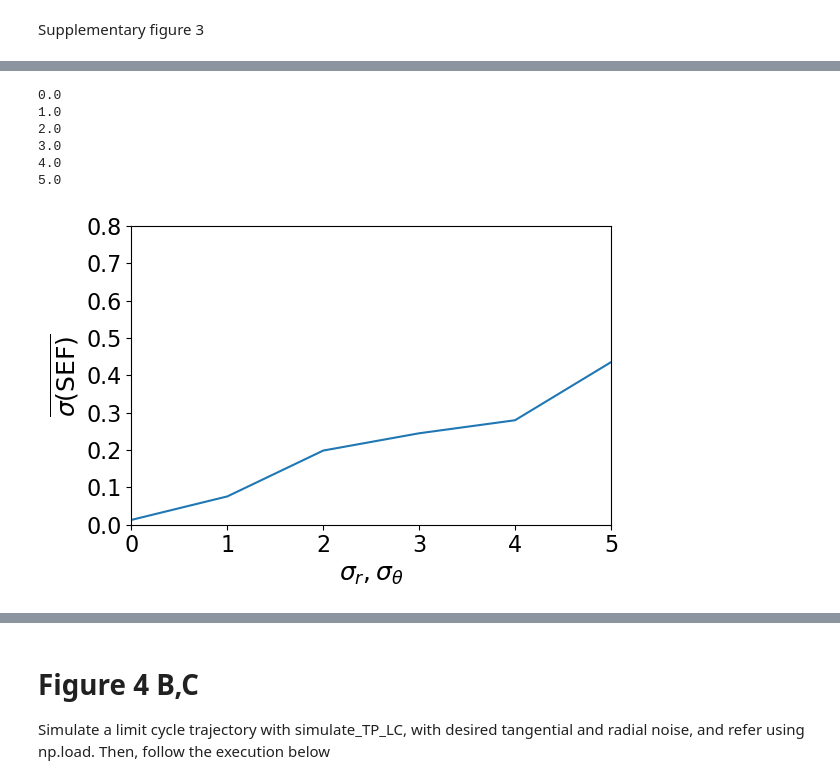
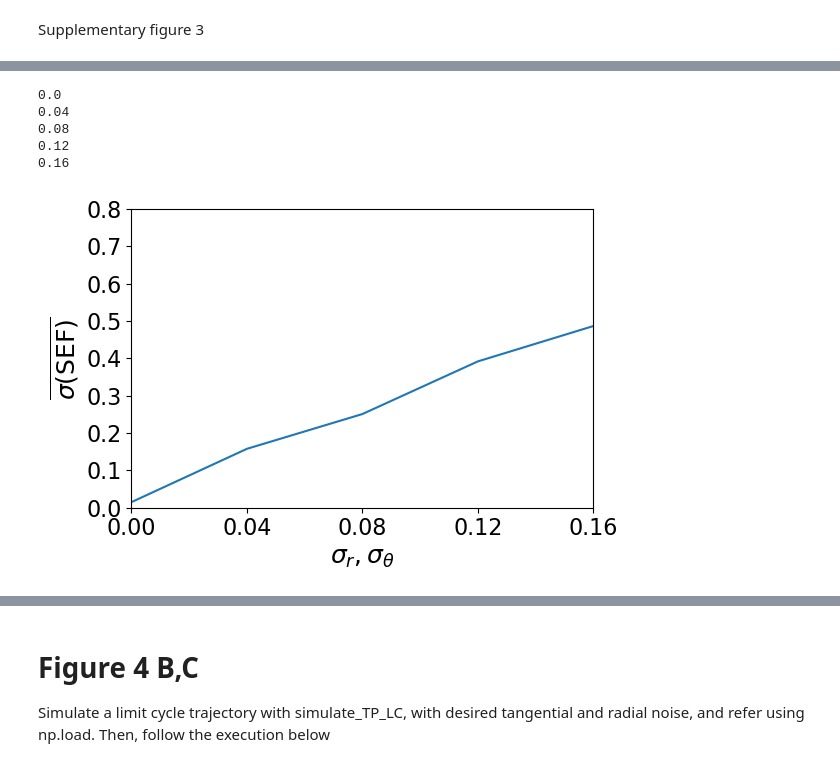
Before and after one commit to Endres-group/Limit-cycle-Turing-patterns, a Jupyter notebook: Figure_4.ipynb, the cells around one changed output, grey strips where cells are left out. Cells and saved outputs as stored; diff of their text form; code cells hidden in the pictures.

```diff
--- a/Figure_4.ipynb
+++ b/Figure_4.ipynb
@@ -790,8 +797,8 @@ for i in range(len(centers)):
 # %%
 
 #Process the limit cycle data.
-rad_noises = [5,5,5,5,5,5,5,5]
-tan_noises = [5,5,5,5,5,5,5,5]
+rad_noises = [0.16,0.16,0.16,0.16,0.16,0.16,0.16,0.16]
+tan_noises = [0.16,0.16,0.16,0.16,0.16,0.16,0.16,0.16]
 #55%, (18.27, 28.37) | Coverage: 55.00% | Entry: (20.11, 33.02)
 #85% (14.59, 36.63) | Coverage: 85.00% | Entry: (9.98, 34.70)
 
@@ -809,11 +816,13 @@ def extract_cent_cyc(filename):
 
 
 for i in range(len(centers)):
-    directory = 'fig4_data/LCs_rev' #Modify appropriately to match your directory.
+    directory = 'fig4_data/LCs_rev_fin' #Modify appropriately to match your directory.
     k = centers[i]
     n = 0
 
     for filename in os.listdir(directory):
+        if n >= 40:
+            break
         same_cycs_key = extract_cent_cyc(filename)
         if same_cycs_key is None:
             print("none at", filename )
@@ -851,9 +869,9 @@ EM_reprod_rad_noise5_tan_noise5_cent_cyc[ 6.912 42.66 ]_ent_[10.439 39.117]_35.n
 # %%
 #Save the LC data.
-# with open('fig4_data/LCs_rev/LC_entropy_dict.pkl', 'wb') as f:
+# with open('fig4_data/LCs_rev_fin/LC_entropy_dict.pkl', 'wb') as f:
 #     pickle.dump(entropy_dict, f)
 
-with open('fig4_data/LCs_rev/LC_entropy_dict.pkl', 'rb') as f:
+with open('fig4_data/LCs_rev_fin/LC_entropy_dict.pkl', 'rb') as f:
     entropy_dict = pickle.load(f)
 # %%
 #Compute mean trajectorie and sd
@@ -1320,9 +1338,9 @@ noise_amp = 0.01
 cent_cyc = [centers[3][0],centers[3][1]]
 t_max = 630
 v_theta = 0.01
-for j in range(0,6):
-    rad_noises = [np.linspace(0,5,6)[j]]*8
-    tan_noises = [np.linspace(0,5,6)[j]]*8
+for j in range(0,5):
+    rad_noises = [np.linspace(0,0.16,5)[j]]*8
+    tan_noises = [np.linspace(0,0.16,5)[j]]*8
     param_pairs = list(zip(rad_noises, tan_noises))
     results_all = Parallel(n_jobs=8)(
         delayed(run_simulation_combo_supp)(rad, tan)
@@ -1335,7 +1353,7 @@ for j in range(0,6):
         u_values = [res['u'] for res in results]
         v_values = [res['v'] for res in results]
         t_values = [res['t'] for res in results]
-        np.savez(f"fig4_data/supp4_rev/EM_reprod_rad_noise{rad_noises[0]}_tan_noise{tan_noises[0]}_{q}.npz", k1 = k1_values, k2 = k2_values, u = u_values, v = v_values, t = t_values)
+        np.savez(f"fig4_data/supp4_rev_fin2/EM_reprod_rad_noise{rad_noises[0]}_tan_noise{tan_noises[0]}_{q}.npz", k1 = k1_values, k2 = k2_values, u = u_values, v = v_values, t = t_values)
 # %%
 def extract_rad_noise(filename):
     match =re.search(r'_rad_noise([0-9.]+)', filename)
@@ -1347,11 +1365,11 @@ def extract_rad_noise(filename):
 
 
 
-rad_noise_list = np.linspace(0,5,6)
-tan_noise_list = np.linspace(0,5,6)
+rad_noise_list = np.linspace(0,0.16,5)
+tan_noise_list = np.linspace(0,0.16,5)
 entropy_dict_noi = {noi: [] for noi in rad_noise_list}
-for i in range(6):
-    directory = 'fig4_data/supp4_rev'
+for i in range(5):
+    directory = 'fig4_data/supp4_rev_fin2'
     for filename in os.listdir(directory):
         filename = filename.strip()
         rad_noise = extract_rad_noise(filename)
@@ -1366,7 +1384,7 @@ for i in range(6):
                 FS1 = np.fft.fft2(res['u'][o], (50, 50))
                 power_spectrum_normS1 = np.abs(FS1)**2 / np.sum(np.abs(FS1)**2)
                 entropy_list.append(-np.sum(power_spectrum_normS1 * np.log2(power_spectrum_normS1+ 0.00000000000000001)))
-            entropy_dict_noi[i].append(entropy_list)
+            entropy_dict_noi[rad_noise_list[i]].append(entropy_list)
         else:
             continue
 # %% [output]
@@ -1411,27 +1428,26 @@ for i in rad_noise_list:
 # %%
 
 LC_vals_noi = []
 for i in rad_noise_list:
     print(i)
     LC_vals_noi.append(np.mean(sd_across_dict_noi[i]))
 plt.figure(figsize = (6,4))
 plt.plot(rad_noise_list,LC_vals_noi)
 plt.xlabel(r"$\sigma_r, \sigma_\theta$", fontsize=18)
 plt.ylabel(r"$\overline{\sigma(\mathrm{SEF})}$", fontsize=18)
-plt.xlim(0,5)
+plt.xlim(0,0.16)
 plt.ylim(0,0.8)
-plt.xticks(fontsize = 16)
+plt.xticks([0,0.04,0.08,0.12,0.16],fontsize = 16)
 plt.yticks(fontsize = 16)
 plt.tight_layout()
-plt.savefig("supplementary4_rev.png")
+plt.savefig("supplementary4_rev_rev.png")
 # %% [output]
 0.0
-1.0
-2.0
-3.0
-4.0
-5.0
+0.04
+0.08
+0.12
+0.16
-[figure, old version]
+[figure, new version]
 # %%
 position_map = {dataset_label: pos for pos, dataset_label in enumerate(order)}
 circ_ord = [position_map[str(i+1)] + 1 for i in range(len(centers))]
```
Also changed, not shown: parts of 24 cells of this notebook, 1 other file.
